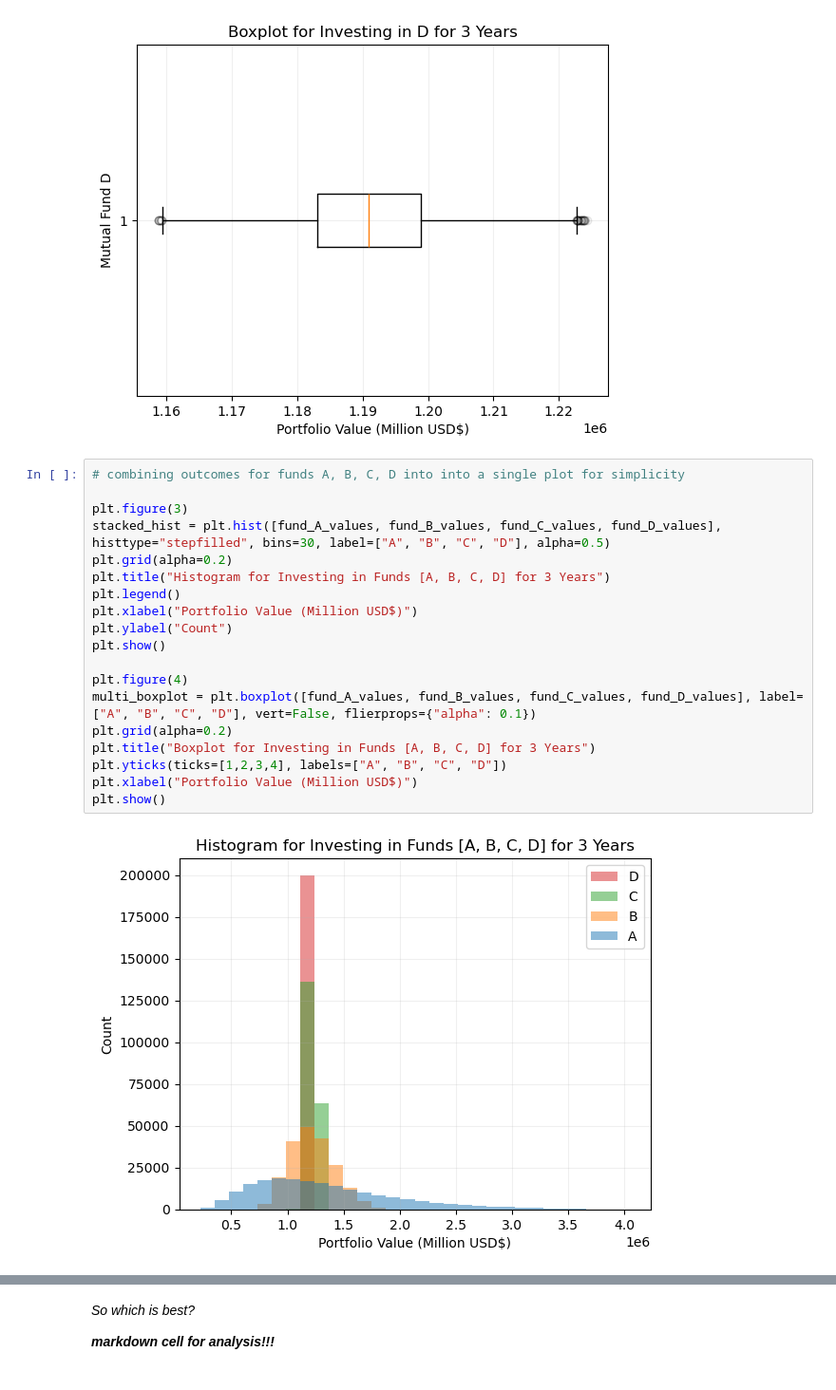
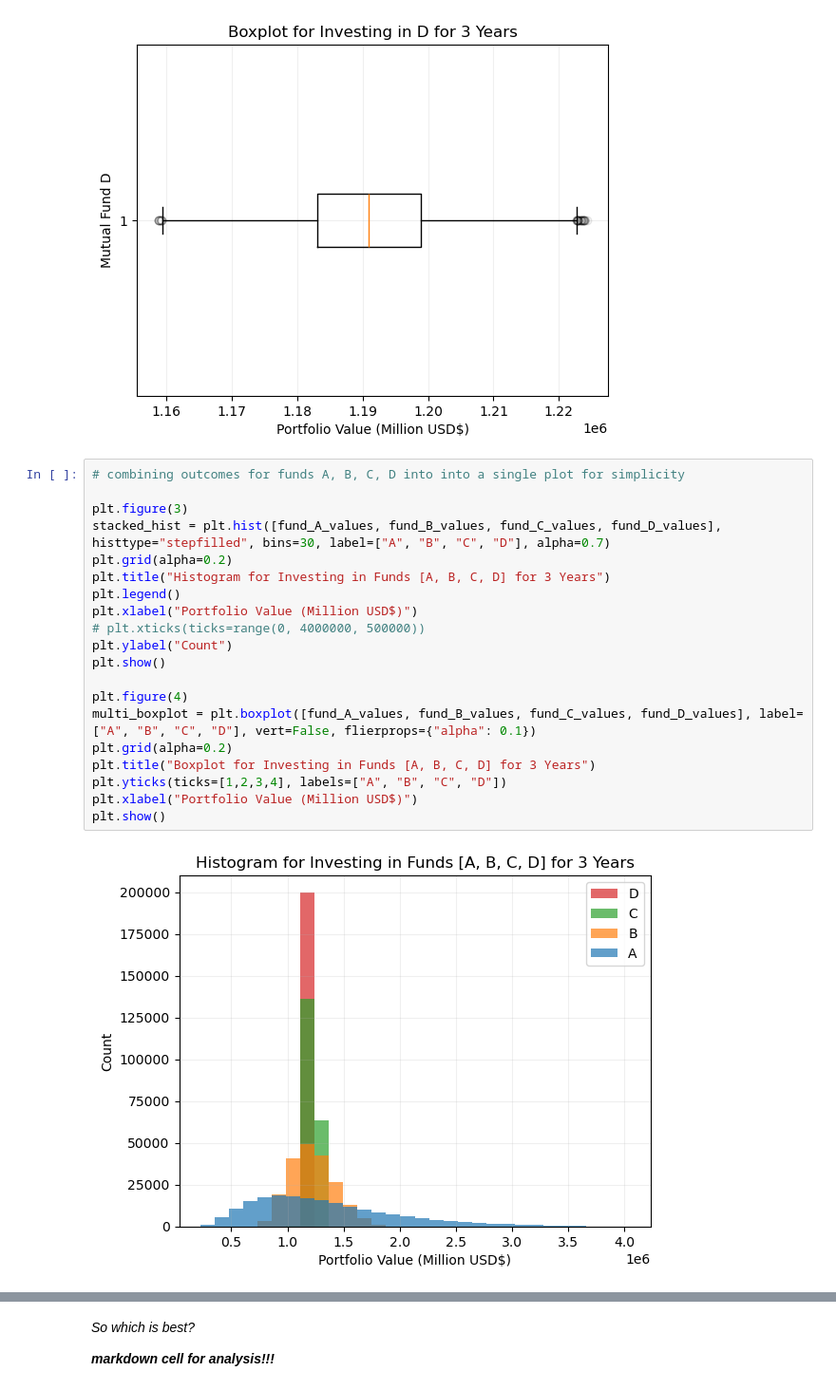
Before and after one commit to myin27/OR442-Term-Project, a Jupyter notebook: project.ipynb, the cells around one changed output, grey strips where cells are left out. Shown at 95% size. Saved outputs shown, nothing was run; the diff lists cells and outputs as text.

```diff
--- a/project.ipynb
+++ b/project.ipynb
@@ -318,24 +318,25 @@ Percentage of portfolios with $750,000 or less after 3 years: 0.00%
 # %%
 # combining outcomes for funds A, B, C, D into into a single plot for simplicity
 
 plt.figure(3)
-stacked_hist = plt.hist([fund_A_values, fund_B_values, fund_C_values, fund_D_values], histtype="stepfilled", bins=30, label=["A", "B", "C", "D"], alpha=0.5)
+stacked_hist = plt.hist([fund_A_values, fund_B_values, fund_C_values, fund_D_values], histtype="stepfilled", bins=30, label=["A", "B", "C", "D"], alpha=0.7)
 plt.grid(alpha=0.2)
 plt.title("Histogram for Investing in Funds [A, B, C, D] for 3 Years")
 plt.legend()
 plt.xlabel("Portfolio Value (Million USD$)")
+# plt.xticks(ticks=range(0, 4000000, 500000))
 plt.ylabel("Count")
 plt.show()
 
 plt.figure(4)
 multi_boxplot = plt.boxplot([fund_A_values, fund_B_values, fund_C_values, fund_D_values], label=["A", "B", "C", "D"], vert=False, flierprops={"alpha": 0.1})
 plt.grid(alpha=0.2)
 plt.title("Boxplot for Investing in Funds [A, B, C, D] for 3 Years")
 plt.yticks(ticks=[1,2,3,4], labels=["A", "B", "C", "D"])
 plt.xlabel("Portfolio Value (Million USD$)")
 plt.show()
 # %% [output]
-[figure, old version]
+[figure, new version]
 [figure]
 # %% [markdown]
 *So which is best?*
```
